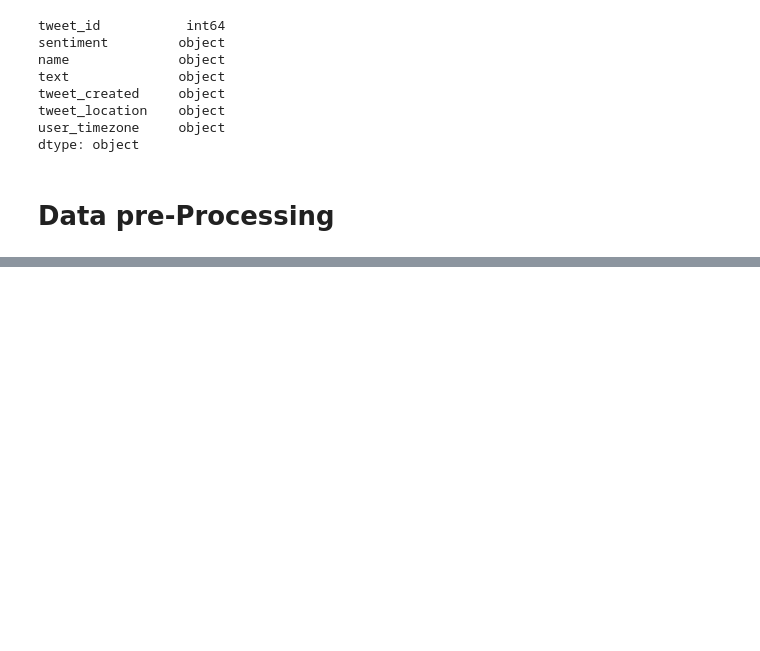
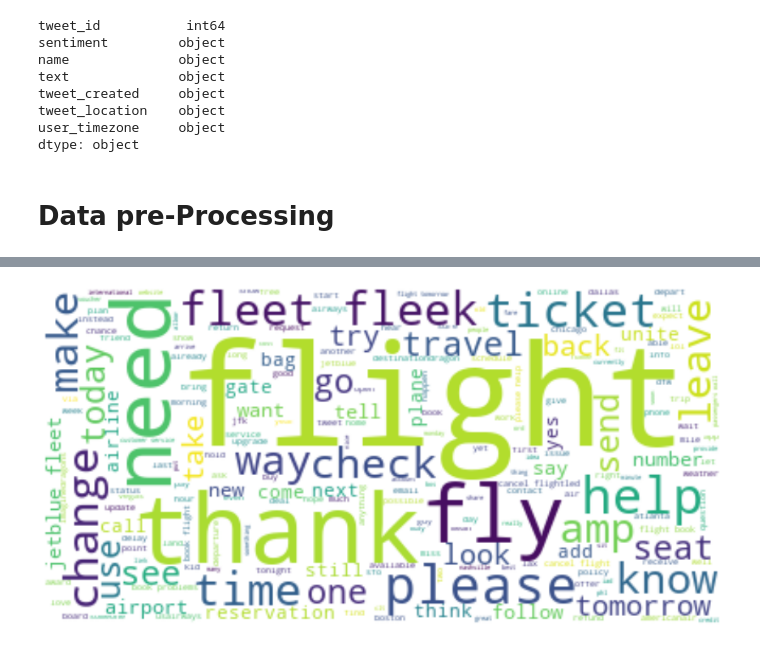
Before and after one commit to muthuv11/NLP_lily, a Jupyter notebook: NLP_caseStudy.ipynb, the cells around one changed output, grey strips where cells are left out. Saved outputs shown, nothing was run; the diff lists cells and outputs as text; code cells hidden in the pictures; blank space fills up the shorter version.

```diff
--- a/NLP_caseStudy.ipynb
+++ b/NLP_caseStudy.ipynb
@@ -204,0 +238,4 @@ df['lemma_text'] = df.tidy_text.apply(lemmatize_text)
+# %%
+generate_wordcloud(neutral_tweets)
+# %% [output]
+[figure, added]
```
Also changed, not shown: parts of 25 cells of this notebook.
